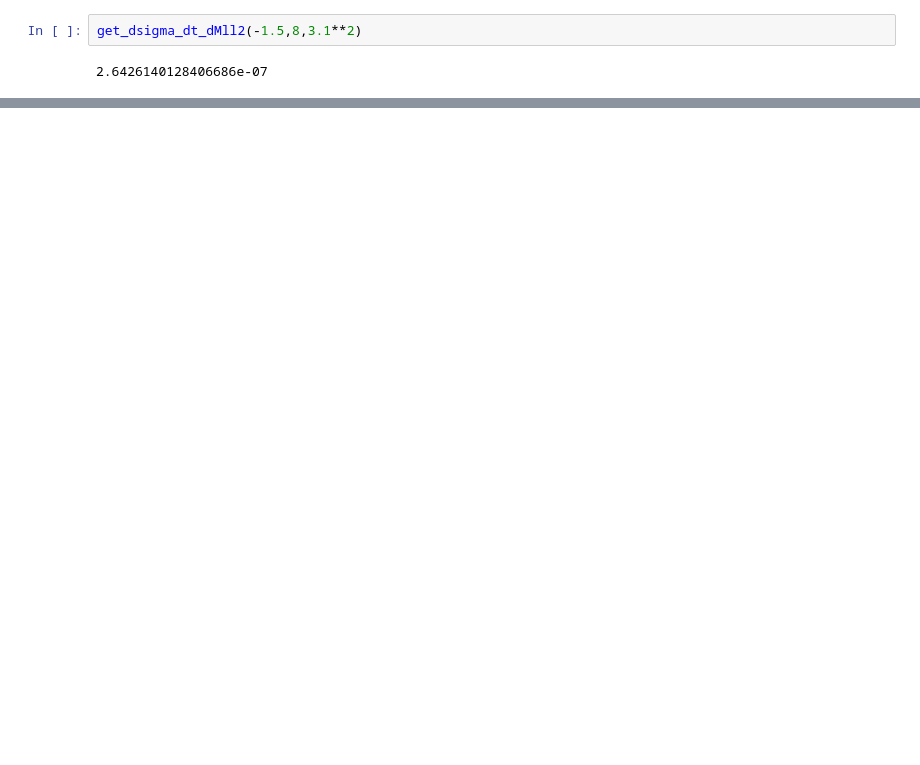
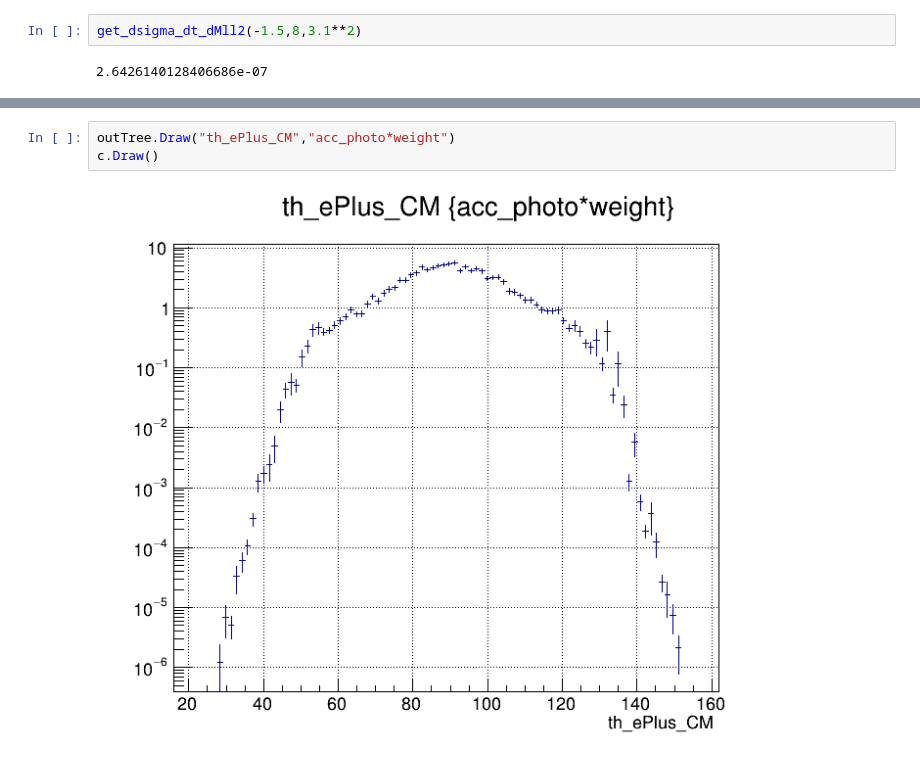
Before and after one commit to Gregtom3/fixedTargetBH, a Jupyter notebook: bhOffDEvtGen.ipynb, the cells around one changed output, grey strips where cells are left out. Drawn from its saved outputs; the diff is of its cells as text; blank space fills up the shorter version.

```diff
--- a/bhOffDEvtGen.ipynb
+++ b/bhOffDEvtGen.ipynb
@@ -662,0 +656,5 @@ my_cv.pdf(0.6)
+# %%
+outTree.Draw("th_ePlus_CM","acc_photo*weight")
+c.Draw()
+# %% [output]
+[figure, added]
```
Also changed, not shown: parts of 27 cells of this notebook.
